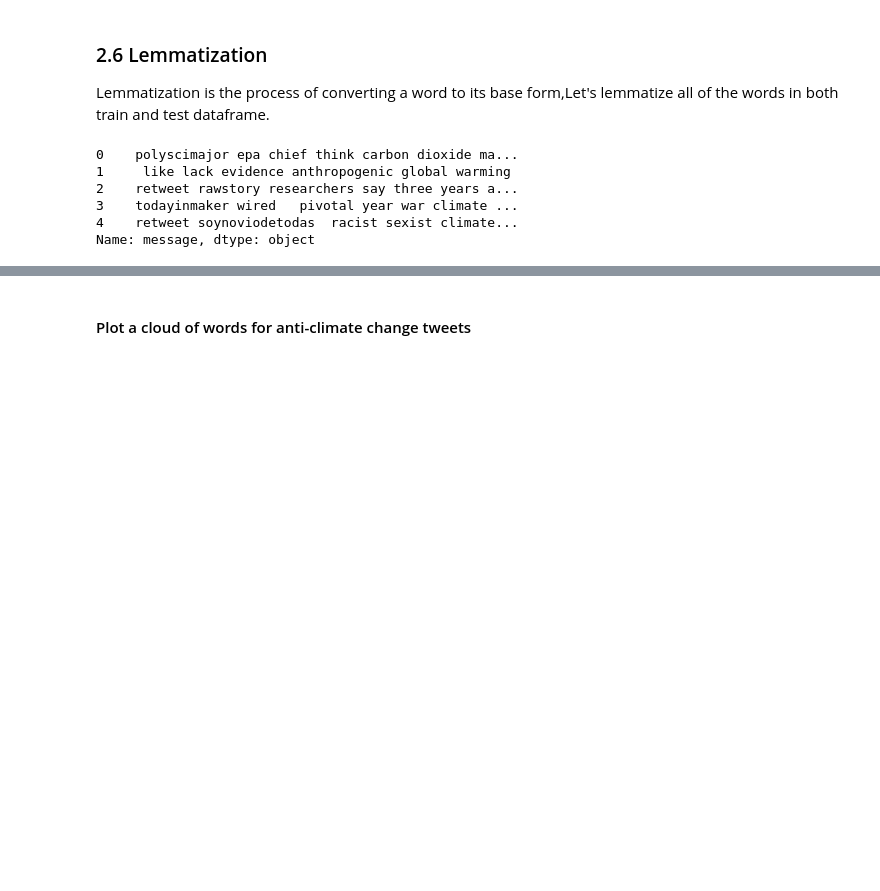
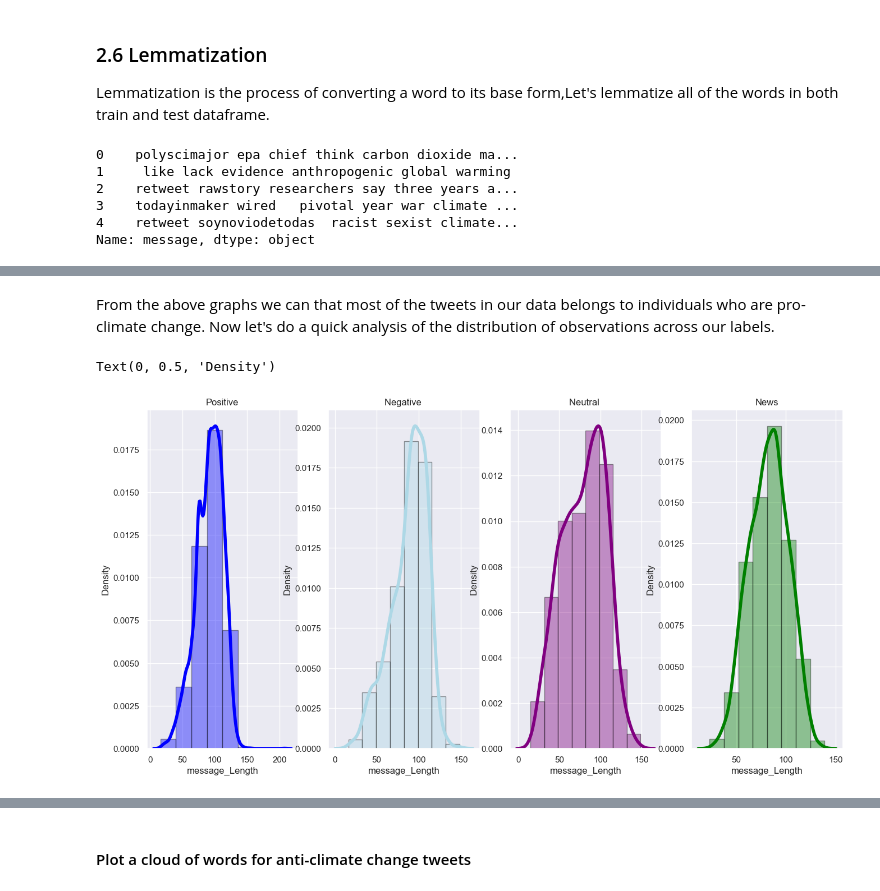
Before and after one commit to moraboitumelo/Classification-Team-AM1, a Jupyter notebook: Classification_AM1_DSFT21.ipynb, the cells around one changed output, grey strips where cells are left out. Drawn from its saved outputs; the diff is of its cells as text; code cells hidden in the pictures; blank space fills up the shorter version.

```diff
--- a/Classification_AM1_DSFT21.ipynb
+++ b/Classification_AM1_DSFT21.ipynb
@@ -454,0 +459,36 @@ plt.show()
+# %% [markdown]
+From the above graphs we can that most of the tweets in our data belongs to individuals who are pro-climate change. Now let's do a quick analysis of the distribution of observations across our labels.
+# %%
+# Distribution plots for the labels
+fig,(ax1,ax2,ax3,ax4) = plt.subplots(nrows = 1, ncols = 4, figsize = (16, 8), dpi = 100)
+
+#For Positive
+sns.distplot(train_df[train_df['sentiment'] == 1]['message'].str.len(), hist=True, kde=True, bins = int(200/25),
+             color = 'blue', ax = ax1, hist_kws = {'edgecolor':'black'}, kde_kws = {'linewidth': 4})
+ax1.set_title('Positive')
+ax1.set_xlabel('message_Length')
+ax1.set_ylabel('Density')
+
+#For Negative
+sns.distplot(train_df[train_df['sentiment'] == -1]['message'].str.len(), hist=True, kde=True, bins = int(200/25),
+             color = 'lightblue', ax = ax2, hist_kws = {'edgecolor':'black'}, kde_kws = {'linewidth': 4})
+ax2.set_title('Negative ')
+ax2.set_xlabel('message_Length')
+ax2.set_ylabel('Density')
+
+#For Neutral
+sns.distplot(train_df[train_df['sentiment'] == 0]['message'].str.len(), hist=True, kde=True, bins = int(200/25),
+             color = 'purple', ax = ax3, hist_kws = {'edgecolor':'black'}, kde_kws = {'linewidth': 4})
+ax3.set_title('Neutral ')
+ax3.set_xlabel('message_Length')
+ax3.set_ylabel('Density')
+
+#For News
+sns.distplot(train_df[train_df['sentiment'] == 2]['message'].str.len(), hist=True, kde=True, bins=int(200/25),
+             color = 'green', ax = ax4, hist_kws={'edgecolor':'black'}, kde_kws={'linewidth': 4})
+ax4.set_title('News')
+ax4.set_xlabel('message_Length')
+ax4.set_ylabel('Density')
+# %% [output]
+Text(0, 0.5, 'Density')
+[figure, added]
```
Also changed, not shown: parts of 39 cells of this notebook.
